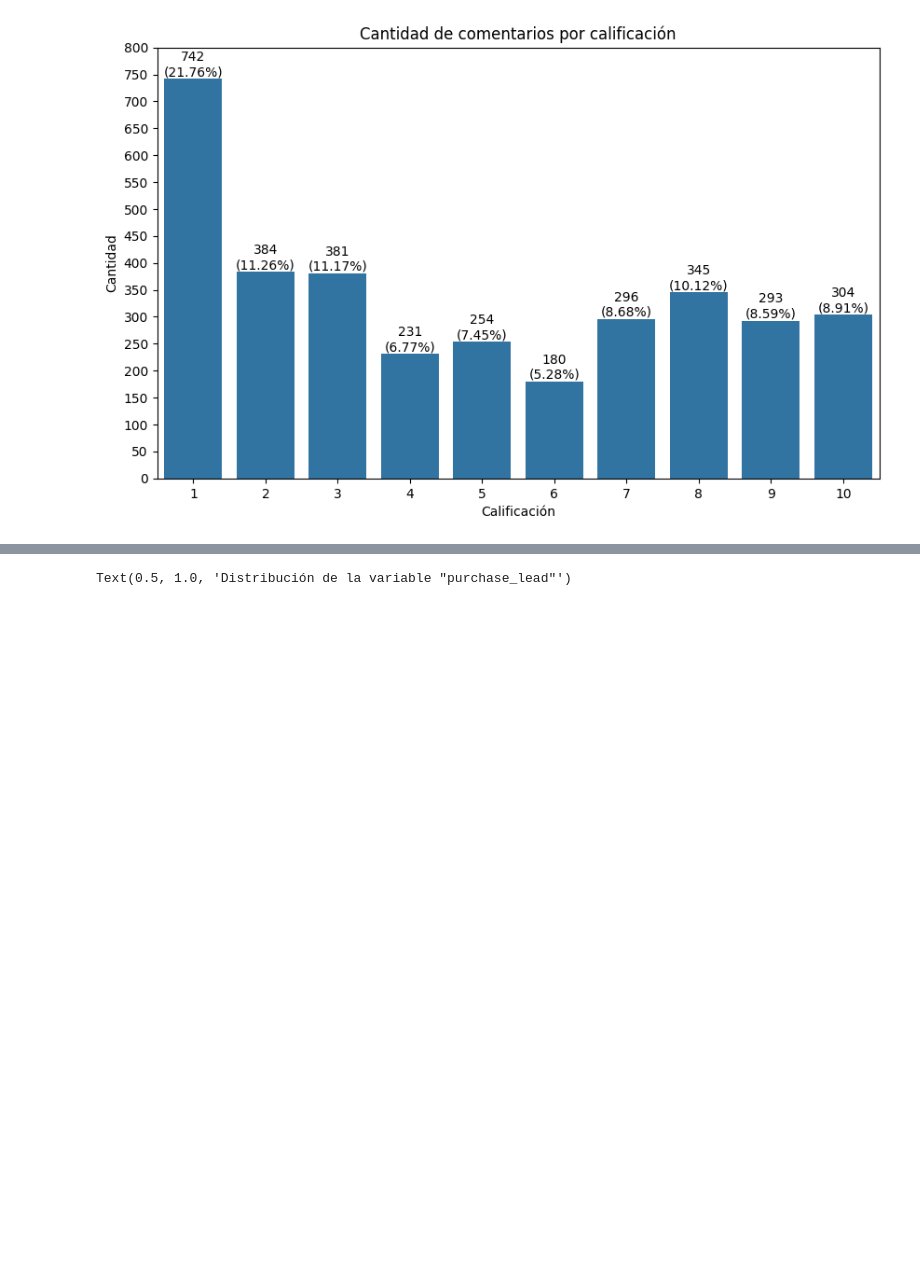
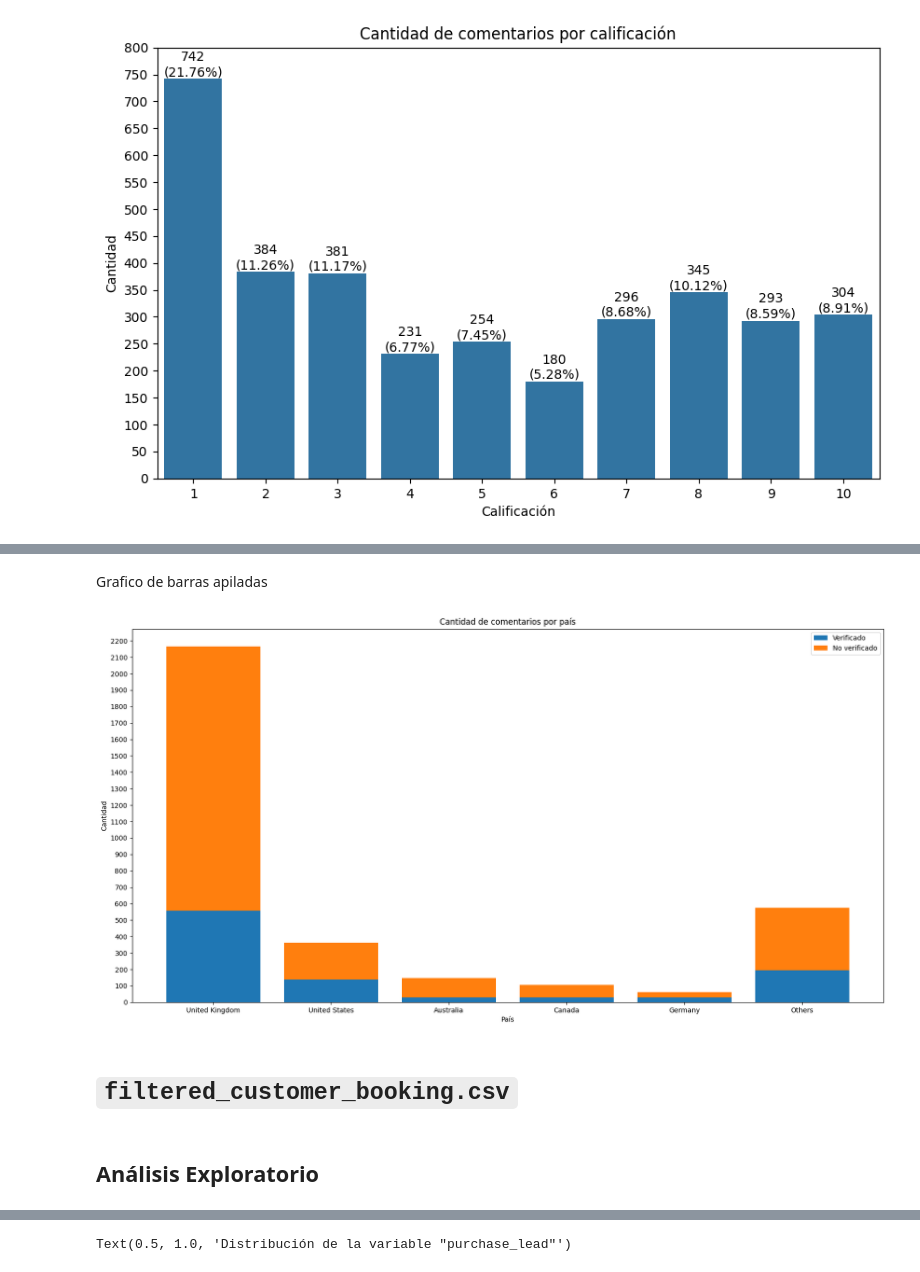
Before and after one commit to lcondoriz/tp1-orgaDatos, a Jupyter notebook: tp1.ipynb, the cells around one changed output, grey strips where cells are left out. Saved outputs shown, nothing was run; the diff lists cells and outputs as text; code cells hidden in the pictures; blank space fills up the shorter version.

```diff
--- a/tp1.ipynb
+++ b/tp1.ipynb
@@ -202,0 +208,23 @@ plt.show()
+# %% [markdown]
+Grafico de barras apiladas
+# %%
+fig, ax = plt.subplots(figsize=(20, 10))
+
+ax.bar(five_more_reviews_true.index, five_more_reviews_true.values, label='Verificado')
+ax.bar(five_more_reviews_false.index, five_more_reviews_false.values, bottom=five_more_reviews_true.values, label='No verificado')
+
+ax.set_title('Cantidad de comentarios por país')
+ax.set_xlabel('País')
+ax.set_ylabel('Cantidad')
+
+ax.set_yticks(range(0, 2300, 100))
+
+ax.legend()
+
+plt.show()
+# %% [output]
+[figure, added]
+# %% [markdown]
+# `filtered_customer_booking.csv`
+# %% [markdown]
+## Análisis Exploratorio
```
Also changed, not shown: parts of 64 cells of this notebook, 3 other files.
